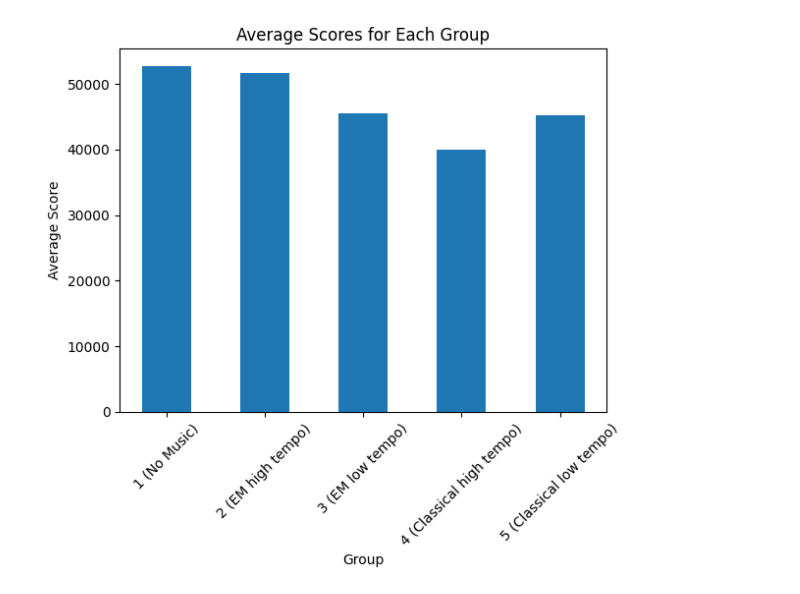
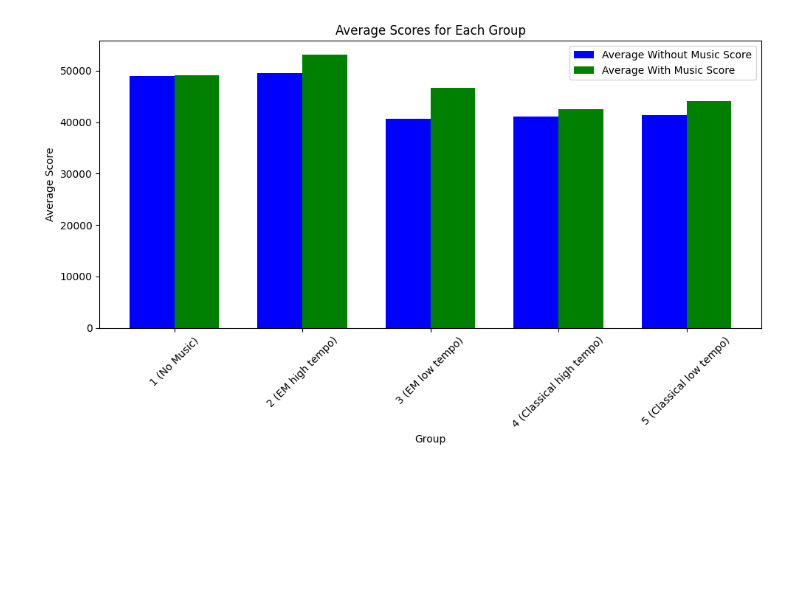
Before and after one commit to Pyrole-2002/Aimlabs-BGMusic-Project, a Jupyter notebook: main.ipynb, the cells around one changed output. Drawn from its saved outputs; the diff is of its cells as text; code cells hidden in the pictures; blank space fills up the shorter version.

```diff
--- a/main.ipynb
+++ b/main.ipynb
@@ -21,24 +21,36 @@ df.head()
 # %%
 import pandas as pd
 import matplotlib.pyplot as plt
+import numpy as np
 
 # Load the data
 df = pd.read_csv('aimlabs_data.csv')
 
 # Convert the 'score' column to a list of integers
 df['score'] = df['score'].apply(lambda x: list(map(int, x.split(','))))
 
-# Calculate the average score for each group
-df['avg_score'] = df['score'].apply(lambda x: sum(x)/len(x))
-group_avg_scores = df.groupby('Group')['avg_score'].mean()
+# Calculate the average score for odd and even positions in each group
+df['avg_odd_score'] = df['score'].apply(lambda x: np.mean(x[::2]) if len(x) > 0 else np.nan)
+df['avg_even_score'] = df['score'].apply(lambda x: np.mean(x[1::2]) if len(x) > 1 else np.nan)
 
+group_avg_odd_scores = df.groupby('Group')['avg_odd_score'].mean()
+group_avg_even_scores = df.groupby('Group')['avg_even_score'].mean()
 
-# Plot the bar graph with rotated x-axis labels
-plt.bar(group_avg_scores.index, group_avg_scores.values, width=0.5)
+# Plot the bar graph for average odd and even scores with rotated x-axis labels
+plt.figure(figsize=(10, 6))
+bar_width = 0.35
+index = np.arange(len(group_avg_odd_scores.index))
+
+plt.bar(index, group_avg_odd_scores.values, bar_width, color='b', label='Average Without Music Score')
+plt.bar(index + bar_width, group_avg_even_scores.values, bar_width, color='g', label='Average With Music Score')
+
 plt.xlabel('Group')
 plt.ylabel('Average Score')
 plt.title('Average Scores for Each Group')
-plt.xticks(rotation=45)  # Rotate x-axis labels
+plt.xticks(index + bar_width / 2, group_avg_odd_scores.index, rotation=45)  # Rotate x-axis labels
+plt.legend()
+
+plt.tight_layout()
 plt.show()
 # %% [output]
-[figure, old version]
+[figure, new version]
```
Also changed, not shown: parts of 4 cells of this notebook, 2 other files.
